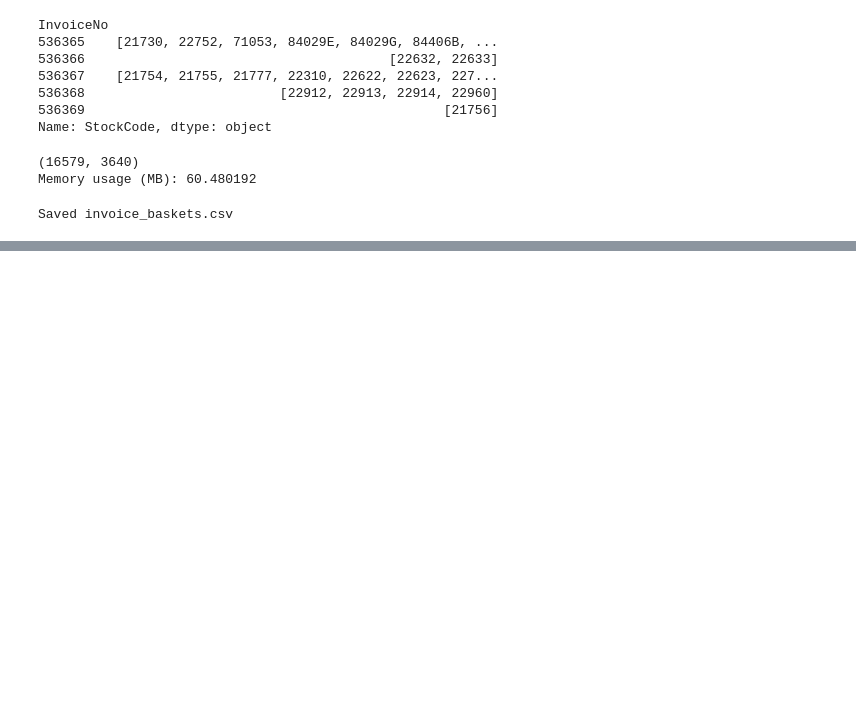
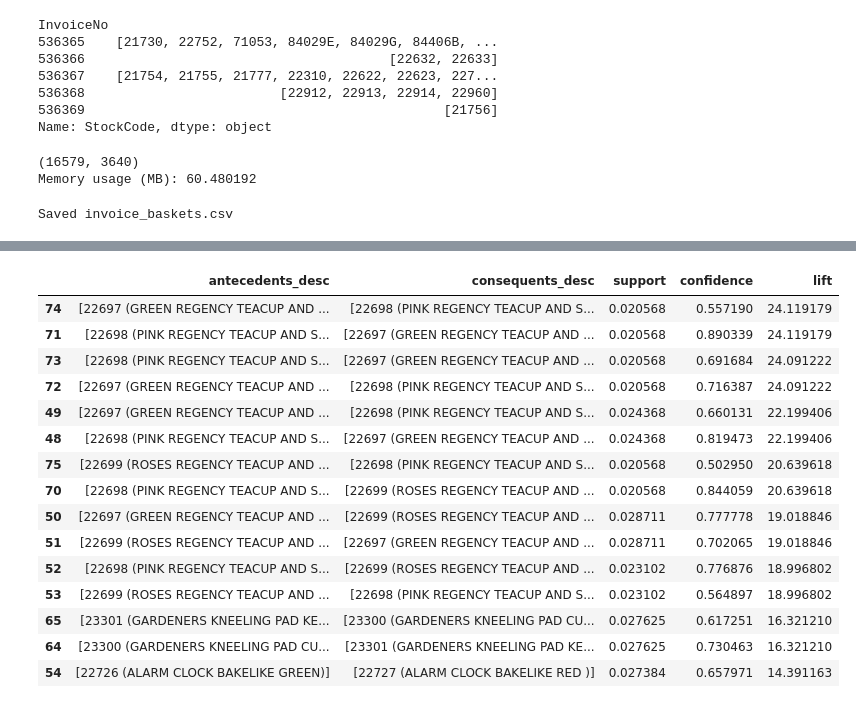
Before and after one commit to swagat017/Data-Mining-Project, a Jupyter notebook: notebooks/association_analysis.ipynb, the cells around one changed output, grey strips where cells are left out. Saved outputs shown, nothing was run; the diff lists cells and outputs as text; code cells hidden in the pictures; blank space fills up the shorter version.

```diff
--- a/notebooks/association_analysis.ipynb
+++ b/notebooks/association_analysis.ipynb
@@ -148,0 +191,33 @@ min_support=0.01: 1051 itemsets, 2.12s
+# %%
+# Build a stable StockCode -> Description lookup (most common description per code,
+# since descriptions can vary slightly for the same code due to data entry)
+code_to_desc = (
+    valid_purchase_lines.groupby('StockCode')['Description']
+    .agg(lambda x: x.mode()[0] if not x.mode().empty else x.iloc[0])
+    .to_dict()
+)
+
+def describe_itemset(itemset):
+    return [f"{code} ({code_to_desc.get(code, 'UNKNOWN')})" for code in itemset]
+
+rules['antecedents_desc'] = rules['antecedents'].apply(lambda x: describe_itemset(list(x)))
+rules['consequents_desc'] = rules['consequents'].apply(lambda x: describe_itemset(list(x)))
+
+rules[['antecedents_desc','consequents_desc','support','confidence','lift']].head(15)
+# %% [output]
+|  | antecedents_desc | consequents_desc | support | confidence | lift |
+| 74 | [22697 (GREEN REGENCY TEACUP AND ... | [22698 (PINK REGENCY TEACUP AND S... | 0.020568 | 0.557190 | 24.119179 |
+| 71 | [22698 (PINK REGENCY TEACUP AND S... | [22697 (GREEN REGENCY TEACUP AND ... | 0.020568 | 0.890339 | 24.119179 |
+| 73 | [22698 (PINK REGENCY TEACUP AND S... | [22697 (GREEN REGENCY TEACUP AND ... | 0.020568 | 0.691684 | 24.091222 |
+| 72 | [22697 (GREEN REGENCY TEACUP AND ... | [22698 (PINK REGENCY TEACUP AND S... | 0.020568 | 0.716387 | 24.091222 |
+| 49 | [22697 (GREEN REGENCY TEACUP AND ... | [22698 (PINK REGENCY TEACUP AND S... | 0.024368 | 0.660131 | 22.199406 |
+| 48 | [22698 (PINK REGENCY TEACUP AND S... | [22697 (GREEN REGENCY TEACUP AND ... | 0.024368 | 0.819473 | 22.199406 |
+| 75 | [22699 (ROSES REGENCY TEACUP AND ... | [22698 (PINK REGENCY TEACUP AND S... | 0.020568 | 0.502950 | 20.639618 |
+| 70 | [22698 (PINK REGENCY TEACUP AND S... | [22699 (ROSES REGENCY TEACUP AND ... | 0.020568 | 0.844059 | 20.639618 |
+| 50 | [22697 (GREEN REGENCY TEACUP AND ... | [22699 (ROSES REGENCY TEACUP AND ... | 0.028711 | 0.777778 | 19.018846 |
+| 51 | [22699 (ROSES REGENCY TEACUP AND ... | [22697 (GREEN REGENCY TEACUP AND ... | 0.028711 | 0.702065 | 19.018846 |
+| 52 | [22698 (PINK REGENCY TEACUP AND S... | [22699 (ROSES REGENCY TEACUP AND ... | 0.023102 | 0.776876 | 18.996802 |
+| 53 | [22699 (ROSES REGENCY TEACUP AND ... | [22698 (PINK REGENCY TEACUP AND S... | 0.023102 | 0.564897 | 18.996802 |
+| 65 | [23301 (GARDENERS KNEELING PAD KE... | [23300 (GARDENERS KNEELING PAD CU... | 0.027625 | 0.617251 | 16.321210 |
+| 64 | [23300 (GARDENERS KNEELING PAD CU... | [23301 (GARDENERS KNEELING PAD KE... | 0.027625 | 0.730463 | 16.321210 |
+| 54 | [22726 (ALARM CLOCK BAKELIKE GREEN)] | [22727 (ALARM CLOCK BAKELIKE RED )] | 0.027384 | 0.657971 | 14.391163 |
```
Also changed, not shown: parts of 14 cells of this notebook, 2 other files.
